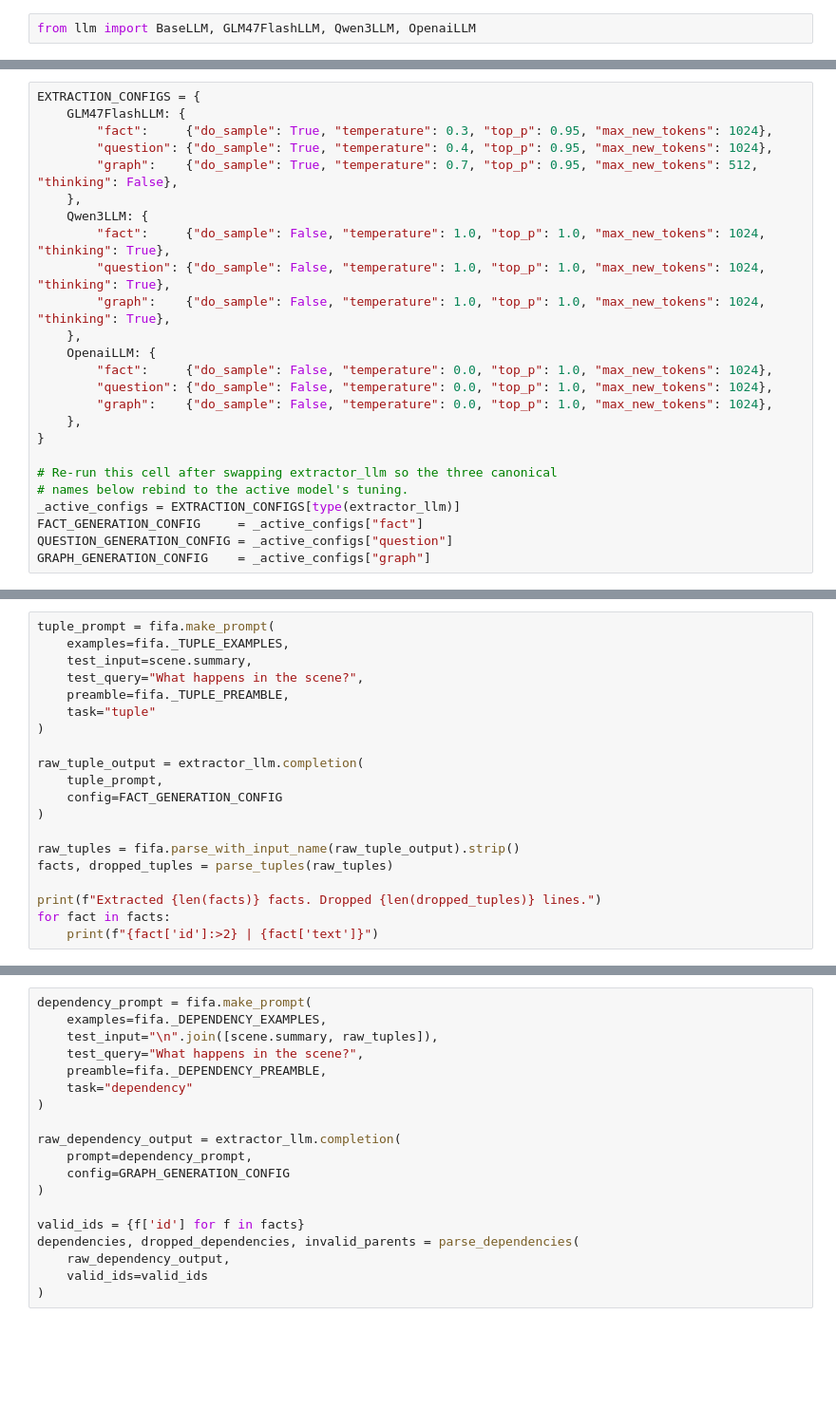
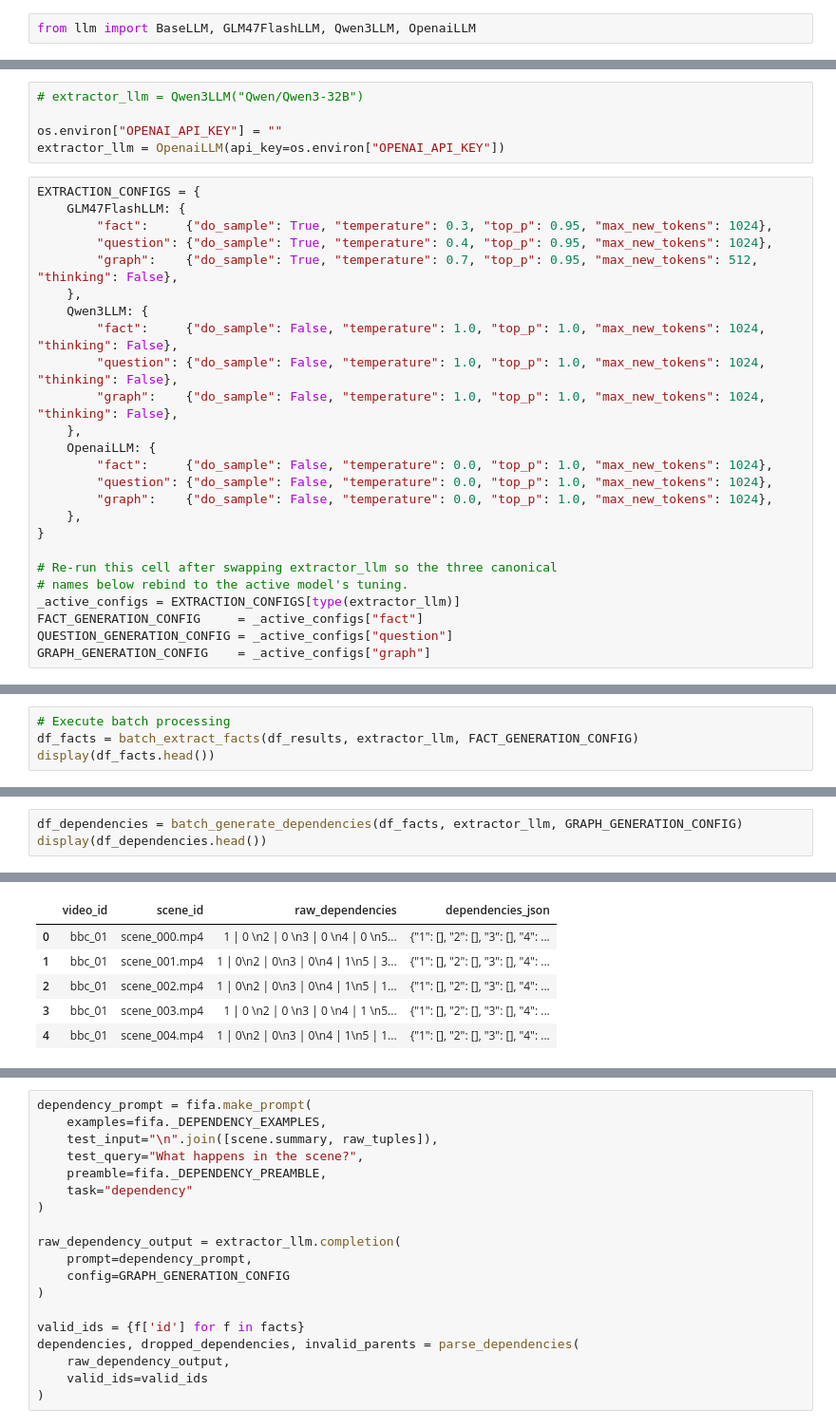
Before and after one commit to aedenj/faithful-cuts, a Jupyter notebook: CSED504_Faithful_Cuts.ipynb, the cells around one changed output, grey strips where cells are left out. Shown at 95% size. Saved outputs shown, nothing was run; the diff lists cells and outputs as text; blank space fills up the shorter version.

```diff
--- a/CSED504_Faithful_Cuts.ipynb
+++ b/CSED504_Faithful_Cuts.ipynb
@@ -411,3 +390,8 @@ extractor_llm = Qwen3LLM("Qwen/Qwen3-32B")
+# %%
+# extractor_llm = Qwen3LLM("Qwen/Qwen3-32B")
+
+os.environ["OPENAI_API_KEY"] = ""
+extractor_llm = OpenaiLLM(api_key=os.environ["OPENAI_API_KEY"])
 # %%
 EXTRACTION_CONFIGS = {
     GLM47FlashLLM: {
@@ -416,9 +400,9 @@ EXTRACTION_CONFIGS = {
         "graph":    {"do_sample": True, "temperature": 0.7, "top_p": 0.95, "max_new_tokens": 512, "thinking": False},
     },
     Qwen3LLM: {
-        "fact":     {"do_sample": False, "temperature": 1.0, "top_p": 1.0, "max_new_tokens": 1024, "thinking": True},
-        "question": {"do_sample": False, "temperature": 1.0, "top_p": 1.0, "max_new_tokens": 1024, "thinking": True},
-        "graph":    {"do_sample": False, "temperature": 1.0, "top_p": 1.0, "max_new_tokens": 1024, "thinking": True},
+        "fact":     {"do_sample": False, "temperature": 1.0, "top_p": 1.0, "max_new_tokens": 1024, "thinking": False},
+        "question": {"do_sample": False, "temperature": 1.0, "top_p": 1.0, "max_new_tokens": 1024, "thinking": False},
+        "graph":    {"do_sample": False, "temperature": 1.0, "top_p": 1.0, "max_new_tokens": 1024, "thinking": False},
     },
     OpenaiLLM: {
         "fact":     {"do_sample": False, "temperature": 0.0, "top_p": 1.0, "max_new_tokens": 1024},
@@ -438,20 +419,0 @@ GRAPH_GENERATION_CONFIG    = _active_configs["graph"]
-# %%
-tuple_prompt = fifa.make_prompt(
-    examples=fifa._TUPLE_EXAMPLES,
-    test_input=scene.summary,
-    test_query="What happens in the scene?",
-    preamble=fifa._TUPLE_PREAMBLE,
-    task="tuple"
-)
-
-raw_tuple_output = extractor_llm.completion(
-    tuple_prompt,
-    config=FACT_GENERATION_CONFIG
-)
-
-raw_tuples = fifa.parse_with_input_name(raw_tuple_output).strip()
-facts, dropped_tuples = parse_tuples(raw_tuples)
-
-print(f"Extracted {len(facts)} facts. Dropped {len(dropped_tuples)} lines.")
-for fact in facts:
-    print(f"{fact['id']:>2} | {fact['text']}")
@@ -483,0 +474,4 @@ The `networkx` graph builder and matplotlib renderer live in [`graph.py`](graph.
+# %%
+# Execute batch processing
+df_facts = batch_extract_facts(df_results, extractor_llm, FACT_GENERATION_CONFIG)
+display(df_facts.head())
@@ -483,0 +658,4 @@ The `networkx` graph builder and matplotlib renderer live in [`graph.py`](graph.
+# %%
+df_dependencies = batch_generate_dependencies(df_facts, extractor_llm, GRAPH_GENERATION_CONFIG)
+display(df_dependencies.head())
+# %% [output]
@@ -483,0 +679,6 @@ The `networkx` graph builder and matplotlib renderer live in [`graph.py`](graph.
+|  | video_id | scene_id | raw_dependencies | dependencies_json |
+| 0 | bbc_01 | scene_000.mp4 | 1 | 0 \n2 | 0 \n3 | 0 \n4 | 0 \n5... | {"1": [], "2": [], "3": [], "4": ... |
+| 1 | bbc_01 | scene_001.mp4 | 1 | 0\n2 | 0\n3 | 0\n4 | 1\n5 | 3... | {"1": [], "2": [], "3": [], "4": ... |
+| 2 | bbc_01 | scene_002.mp4 | 1 | 0\n2 | 0\n3 | 0\n4 | 1\n5 | 1... | {"1": [], "2": [], "3": [], "4": ... |
+| 3 | bbc_01 | scene_003.mp4 | 1 | 0 \n2 | 0 \n3 | 0 \n4 | 1 \n5... | {"1": [], "2": [], "3": [], "4": ... |
+| 4 | bbc_01 | scene_004.mp4 | 1 | 0\n2 | 0\n3 | 0\n4 | 1\n5 | 1... | {"1": [], "2": [], "3": [], "4": ... |
```
Also changed, not shown: parts of 30 cells of this notebook.
